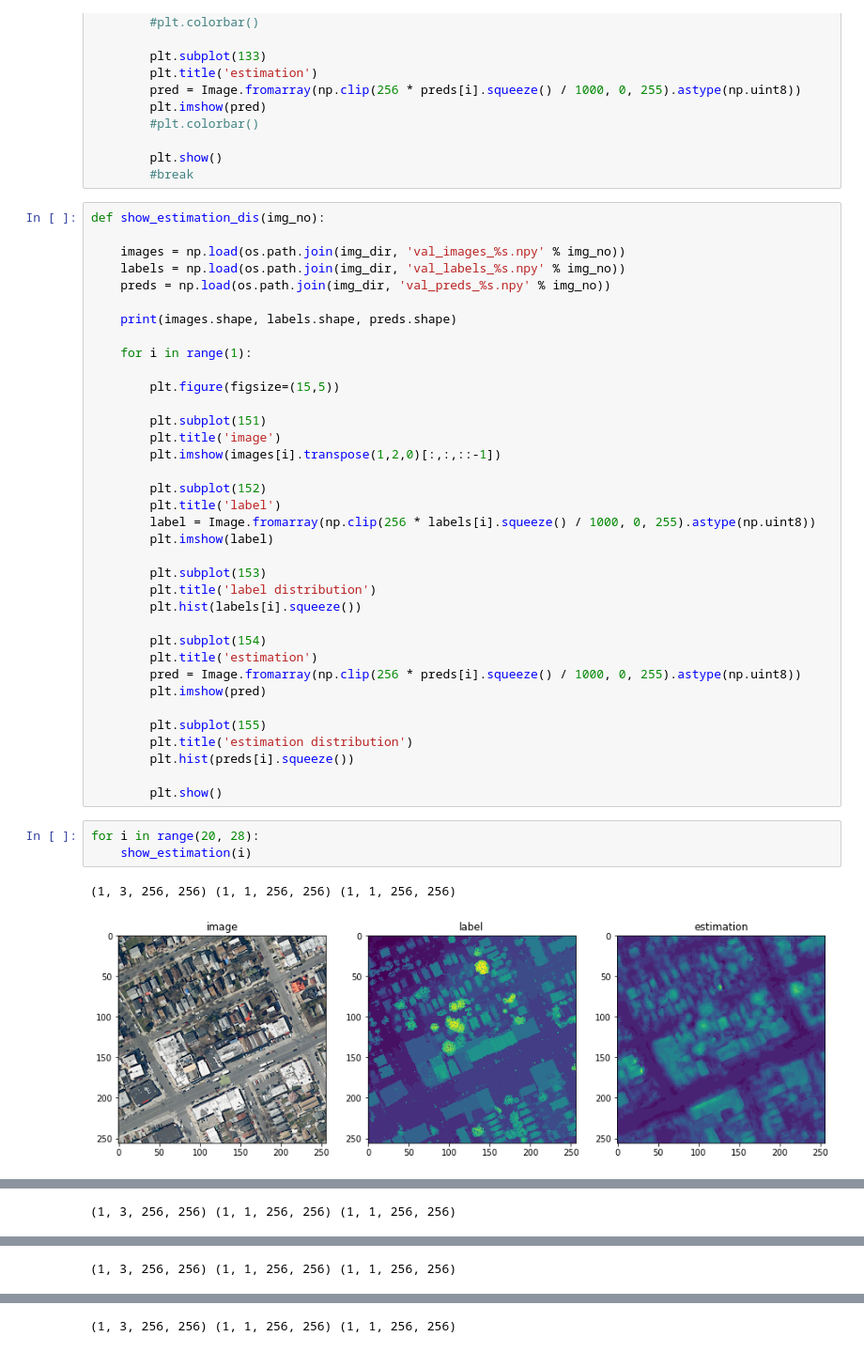
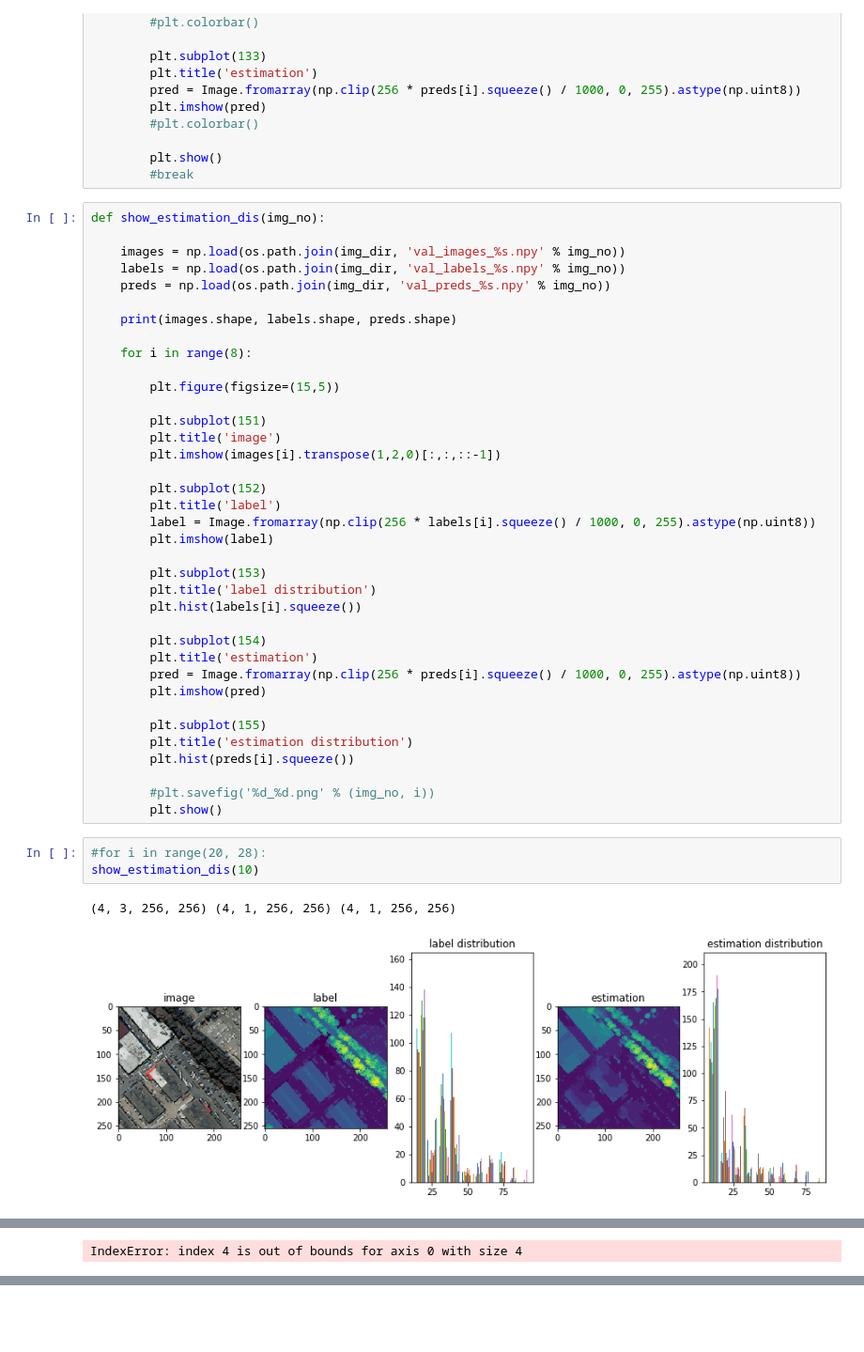
Before and after one commit to shuuchen/UNets, a Jupyter notebook: check_result_regression.ipynb, the cells around one changed output, grey strips where cells are left out. Shown: that part at 94% size. Saved outputs shown, nothing was run; the diff lists cells and outputs as text; blank space fills up the shorter version.

```diff
--- a/check_result_regression.ipynb
+++ b/check_result_regression.ipynb
@@ -49,7 +50,7 @@ def show_estimation_dis(img_no):
 
     print(images.shape, labels.shape, preds.shape)
 
-    for i in range(1):
+    for i in range(8):
 
         plt.figure(figsize=(15,5))
 
@@ -75,10 +76,11 @@ def show_estimation_dis(img_no):
         plt.title('estimation distribution')
         plt.hist(preds[i].squeeze())
 
+        #plt.savefig('%d_%d.png' % (img_no, i))
         plt.show()
 # %%
-for i in range(20, 28):
-    show_estimation(i)
+#for i in range(20, 28):
+show_estimation_dis(10)
 # %% [output]
-(1, 3, 256, 256) (1, 1, 256, 256) (1, 1, 256, 256)
+(4, 3, 256, 256) (4, 1, 256, 256) (4, 1, 256, 256)
-[figure, old version]
+[figure, new version]
@@ -85 +90 @@ for i in range(20, 28):
-(1, 3, 256, 256) (1, 1, 256, 256) (1, 1, 256, 256)
+IndexError: index 4 is out of bounds for axis 0 with size 4
@@ -87 +90,0 @@ for i in range(20, 28):
-(1, 3, 256, 256) (1, 1, 256, 256) (1, 1, 256, 256)
@@ -89 +90,0 @@ for i in range(20, 28):
-(1, 3, 256, 256) (1, 1, 256, 256) (1, 1, 256, 256)
```
Also changed, not shown: parts of 4 cells of this notebook.
